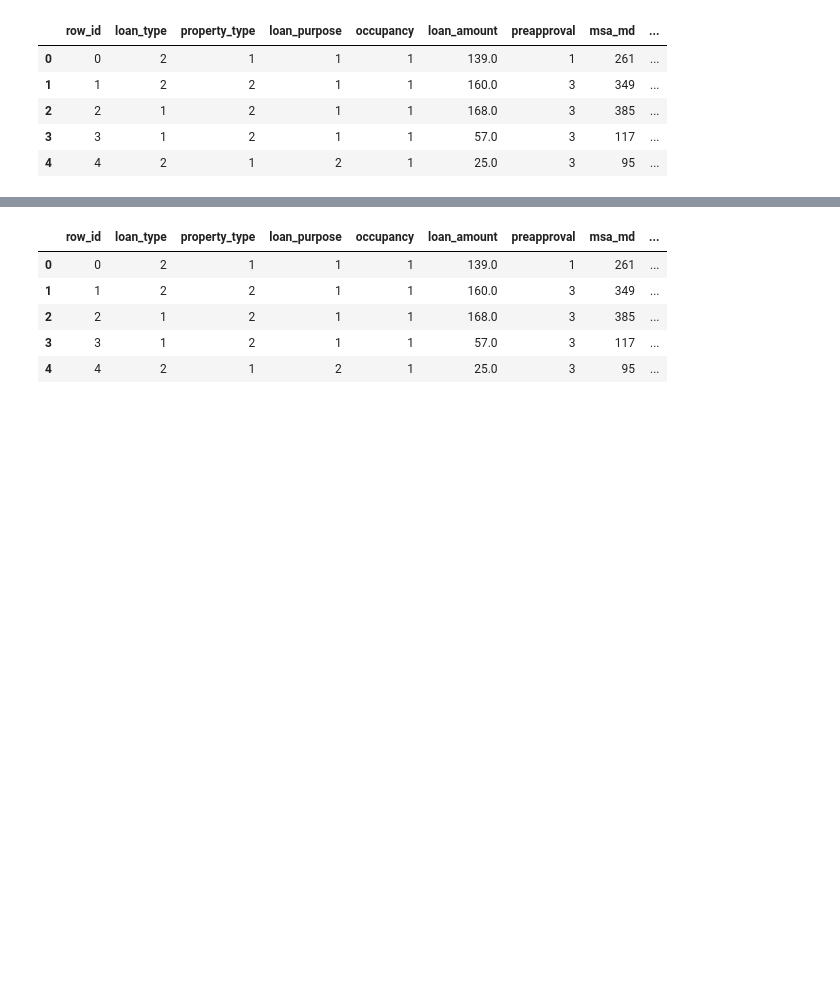
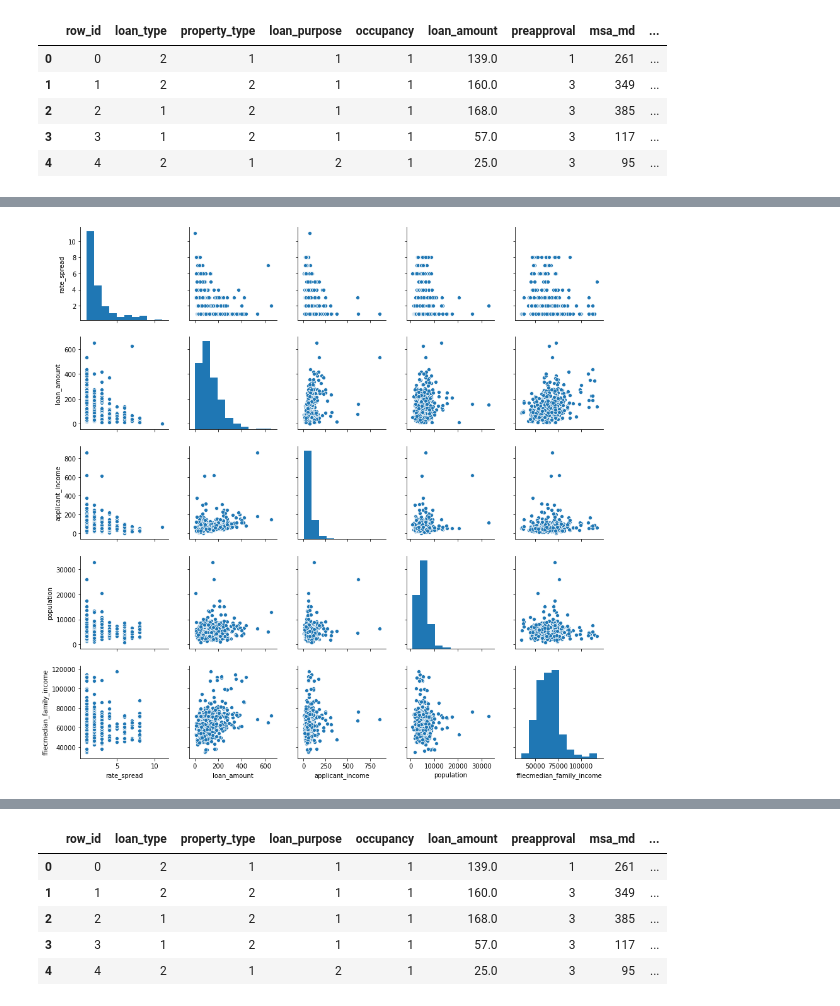
Before and after one commit to Alyxion/MPPDataScience, a Jupyter notebook: notebooks/MPPDataScience_1_Insights.ipynb, the cells around one changed output, grey strips where cells are left out. Drawn from its saved outputs; the diff is of its cells as text; code cells hidden in the pictures; blank space fills up the shorter version.

```diff
--- a/notebooks/MPPDataScience_1_Insights.ipynb
+++ b/notebooks/MPPDataScience_1_Insights.ipynb
@@ -59,3 +59,9 @@ training_data_pd.head(5)
 | 2 | 2 | 1 | 2 | 1 | 1 | 168.0 | 3 | 385 | ... |
 | 3 | 3 | 1 | 2 | 1 | 1 | 57.0 | 3 | 117 | ... |
 | 4 | 4 | 2 | 1 | 2 | 1 | 25.0 | 3 | 95 | ... |
+# %%
+# Filter quantitative data
+training_data_pd_org = pd.read_csv(DATA_PATH+TRAIN_DATA_FN)
+training_data_pd_org = pd.merge(training_data_pd_org, training_labels_pd, on='row_id', how='left')
+quant_pd = training_data_pd_org[['rate_spread', 'loan_amount', 'applicant_income', 'population', 'minority_population_pct', 'ffiecmedian_family_income', 'number_of_owner-occupied_units', 'number_of_1_to_4_family_units']]
+quant_pd.describe()
@@ -62,3 +78,10 @@ training_data_pd.head(5)
+# %%
+import seaborn as sns
+df = quant_pd[['rate_spread', 'loan_amount', 'applicant_income', 'population','ffiecmedian_family_income']].head(500)
+sns.pairplot(df)
+plt.show()
+# %% [output]
+[figure, added]
 # %% [markdown]
 ## Investigating the training data
 
```
Also changed, not shown: parts of 27 cells of this notebook, 3 other files.
